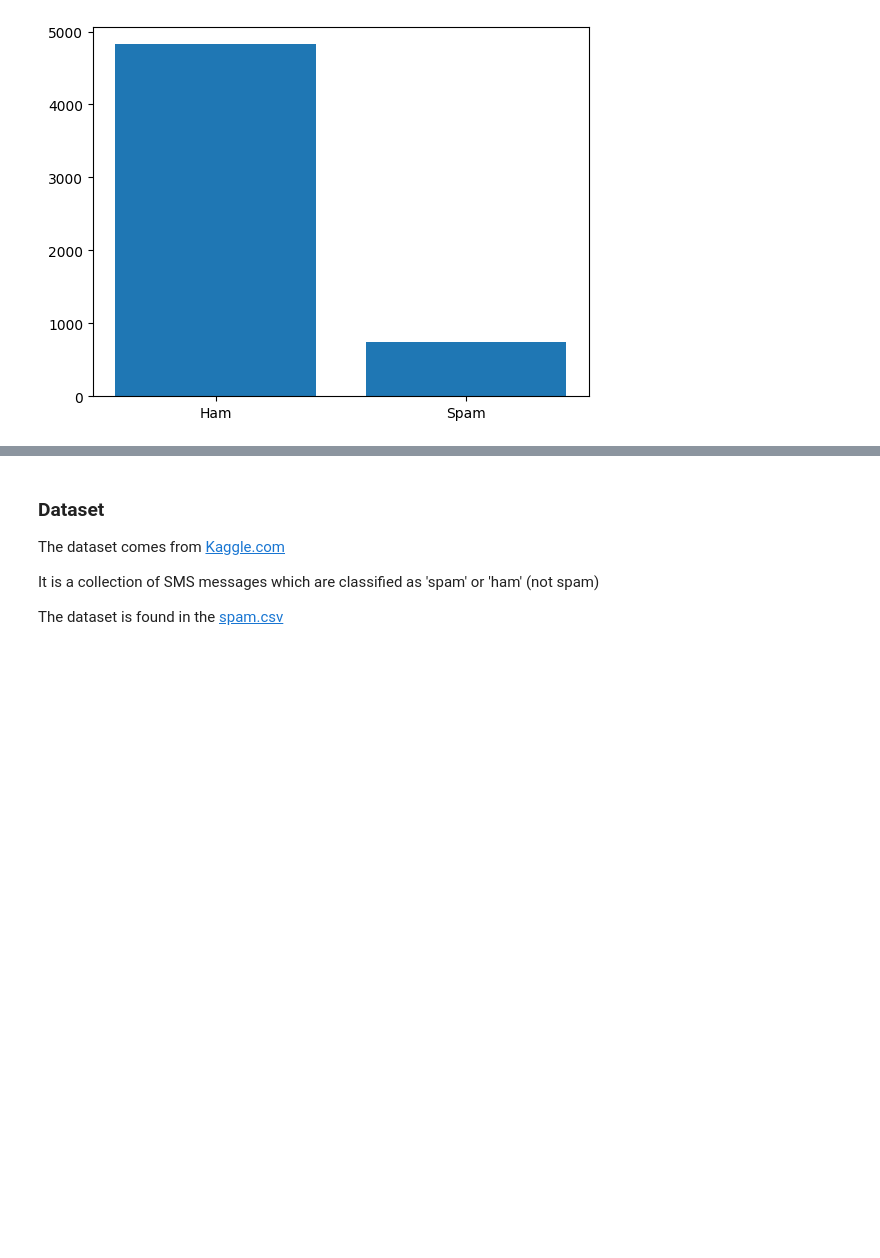
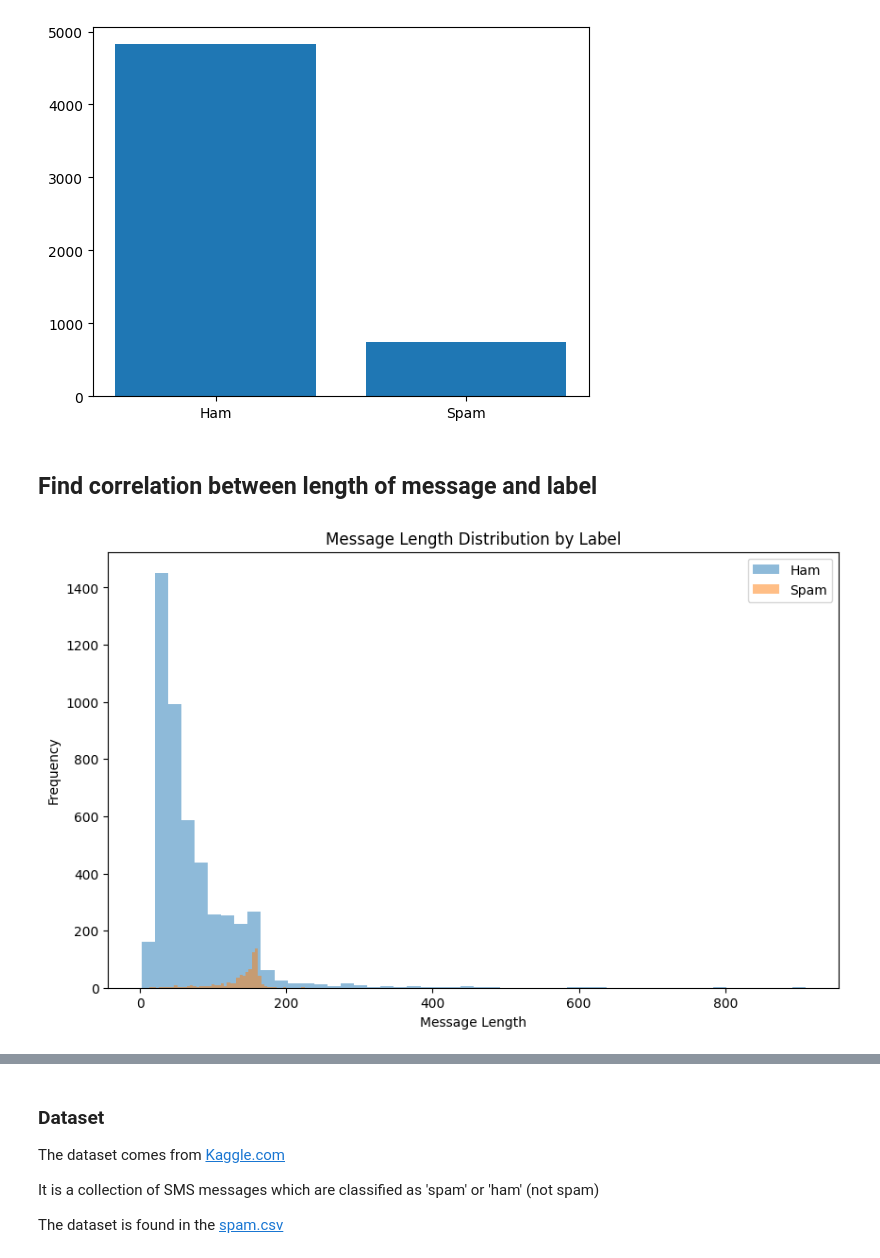
Before and after one commit to dehyju/advanced-ai-cw, a Jupyter notebook: main.ipynb, the cells around one changed output, grey strips where cells are left out. Cells and saved outputs as stored; diff of their text form; code cells hidden in the pictures; blank space fills up the shorter version.

Commit message:
add messagelen analysis

```diff
--- a/main.ipynb
+++ b/main.ipynb
@@ -76,3 +76,28 @@ plt.bar(x,y)
 plt.show()
 # %% [output]
 [figure]
+# %% [markdown]
+## Find correlation between length of message and label
+# %%
+df['messageLen'] = df['message'].astype(str).map(len)
+df.head()
+
+df.groupby("label")["messageLen"].describe()
+
+plt.figure(figsize=(10,6))
+
+# Ham
+plt.hist(df[df["label"] == 0]["messageLen"],
+         bins=50, alpha=0.5, label="Ham")
+
+# Spam
+plt.hist(df[df["label"] == 1]["messageLen"],
+         bins=50, alpha=0.5, label="Spam")
+
+plt.xlabel("Message Length")
+plt.ylabel("Frequency")
+plt.title("Message Length Distribution by Label")
+plt.legend()
+plt.show()
+# %% [output]
+[figure, added]
```
Also changed, not shown: parts of 2 cells of this notebook, 1 other file.
